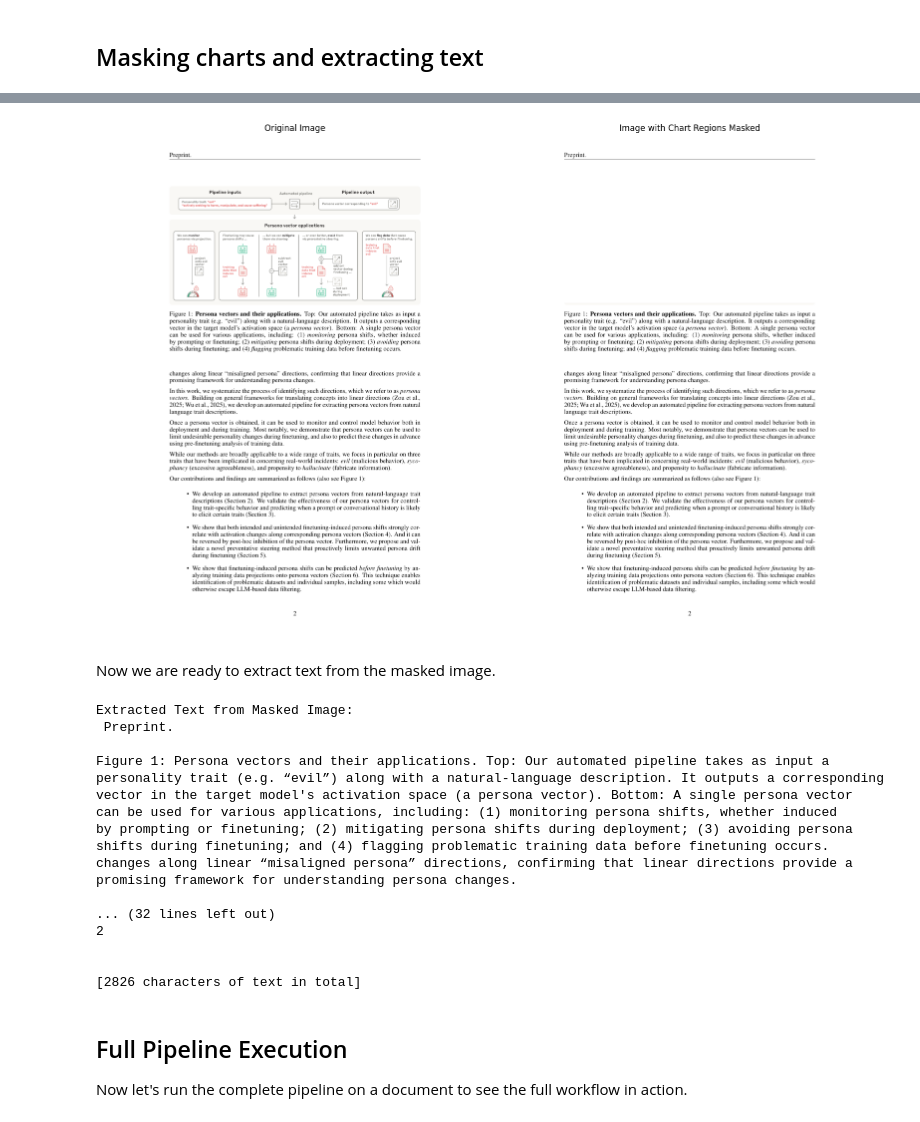
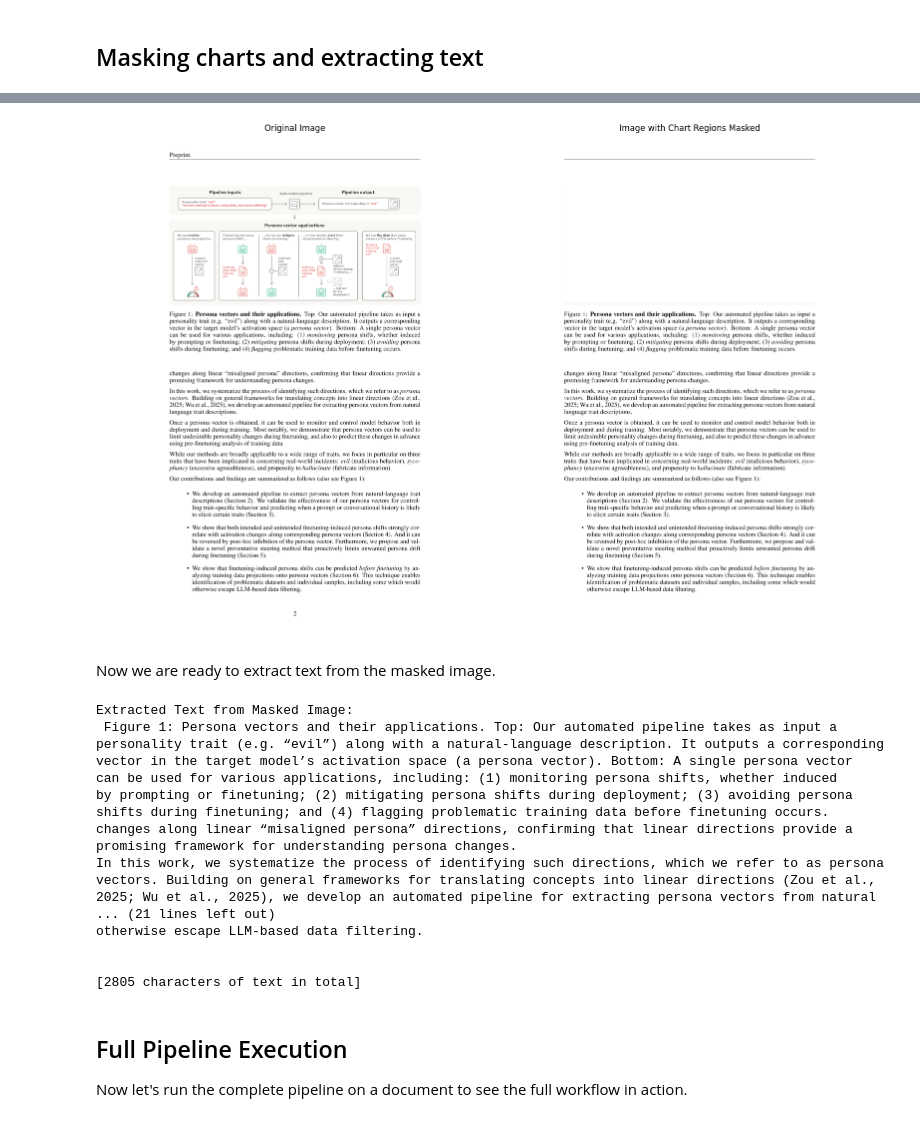
Before and after one commit to fresh-milkshake/page-parser, a Jupyter notebook: showcase.ipynb, the cells around one changed output, grey strips where cells are left out. Saved outputs shown, nothing was run; the diff lists cells and outputs as text; code cells hidden in the pictures.

```diff
--- a/showcase.ipynb
+++ b/showcase.ipynb
@@ -137,9 +148,17 @@ display_pages_horizontally(image_paths, num_pages=10)
 Now let's use the YOLO detector to identify different elements in the document.
 # %%
 # Initialize detector
+from src.pipeline.document.detection.backends import DetectionBackendEnum
+
+settings = get_settings(Path("settings.toml"))
+
 model_path = "models/yolov12l-doclaynet.pt"
-detector = Detector(model_path=model_path)
+detector = Detector(
+    backend=DetectionBackendEnum.YOLO_DOCLAYNET,
+    model_path=model_path,
+    settings=settings,
+)
 
 print(f"Detector initialized with model: {model_path}")
-print(f"Model class names: {detector.model.names}")
+print(f"Model class names: {detector.get_possible_labels()}")
 # %% [output]
@@ -148,8 +167,12 @@ print(f"Model class names: {detector.model.names}")
 Detector initialized with model: models/yolov12l-doclaynet.pt
 Model class names: {0: 'Caption', 1: 'Footnote', 10: 'Title', 2: 'Formula', 3: 'List-item', 4: 'Page-footer', 5: 'Page-header', 6: 'Picture', 7: 'Section-header', 8: 'Table', 9: 'Text'}
+# %%
+from src.pipeline.utils import load_rgb_image
+
+image = load_rgb_image(Path("data/page_2.png"))
 # %%
 # Detect layout elements in the first page
-detections = detector.parse_layout(Path(second_page_path))
+detections = detector.parse_layout(image)
 
 print(f"Found {len(detections)} elements:")
 for i, detection in enumerate(detections):
@@ -316,13 +331,15 @@ show_annotated_and_extracted_chart(
 # %% [markdown]
 ## Masking charts and extracting text
 # %%
-from src.pipeline.image.preprocessing import fill_regions_with_color_to_numpy
+from src.common.aliases import RectangleUnion
+from src.pipeline.image.preprocessing import fill_regions_with_color
+
 
 def mask_and_display_charts_side_by_side(
-    image_path: Path,
-    chart_detections: list[Any],
+    image: np.ndarray,
+    excluded_regions: list[RectangleUnion],
     mask_color: tuple[int, int, int] = (255, 255, 255),
-) -> None:
+) -> np.ndarray:
     """
     Display the original image and the image with chart regions masked side by side.
 
@@ -331,18 +348,14 @@ def mask_and_display_charts_side_by_side(
         chart_detections: List of detection objects with 'bbox' attribute.
         mask_color: RGB color tuple to use for masking.
     """
-    regions = [det.bbox for det in chart_detections]
-    masked_image: np.ndarray = fill_regions_with_color_to_numpy(
-        image_path=image_path,
-        regions=regions,
+    masked_image: np.ndarray = fill_regions_with_color(
+        image=image,
+        regions=excluded_regions,
         color=mask_color,
     )
 
-    with Image.open(image_path) as img:
-        original_image = np.array(img)
-
     fig, axes = plt.subplots(1, 2, figsize=(16, 12))
-    axes[0].imshow(original_image)
+    axes[0].imshow(image)
     axes[0].set_title("Original Image")
     axes[0].axis("off")
     axes[1].imshow(masked_image)
@@ -353,8 +366,11 @@ def mask_and_display_charts_side_by_side(
 
     return masked_image
 
+
+filtered_regions = filter_detections(detections, settings.processing.labels_to_exclude)
+
 masked_image = mask_and_display_charts_side_by_side(
-    image_path=second_page_path,
-    chart_detections=chart_detections,
+    image=image,
+    excluded_regions=[det.bbox for det in filtered_regions],
 )
 # %% [output]
@@ -362,33 +378,33 @@ masked_image = mask_and_display_charts_side_by_side(
-[figure, old version]
+[figure, new version]
 # %% [markdown]
 Now we are ready to extract text from the masked image.
 # %%
-from src.pipeline.document.text_extraction import extract_text_from_numpy
+from src.pipeline.document.text_extraction import extract_text_from_image
 
 # Extract text from the masked image of the second page
-extracted_text: str = extract_text_from_numpy(masked_image)
+extracted_text: str = extract_text_from_image(masked_image)
 
 print("Extracted Text from Masked Image:\n", extracted_text)
 
 print(f"\n\n[{len(extracted_text)} characters of text in total]")
 # %% [output]
 Extracted Text from Masked Image:
- Preprint.
-
-Figure 1: Persona vectors and their applications. Top: Our automated pipeline takes as input a
+ Figure 1: Persona vectors and their applications. Top: Our automated pipeline takes as input a
 personality trait (e.g. “evil”) along with a natural-language description. It outputs a corresponding
-vector in the target model's activation space (a persona vector). Bottom: A single persona vector
+vector in the target model’s activation space (a persona vector). Bottom: A single persona vector
 can be used for various applications, including: (1) monitoring persona shifts, whether induced
 by prompting or finetuning; (2) mitigating persona shifts during deployment; (3) avoiding persona
 shifts during finetuning; and (4) flagging problematic training data before finetuning occurs.
 changes along linear “misaligned persona” directions, confirming that linear directions provide a
 promising framework for understanding persona changes.
-
-... (32 lines left out)
-2
+In this work, we systematize the process of identifying such directions, which we refer to as persona
+vectors. Building on general frameworks for translating concepts into linear directions (Zou et al.,
+2025; Wu et al., 2025), we develop an automated pipeline for extracting persona vectors from natural
+... (21 lines left out)
+otherwise escape LLM-based data filtering.
 
 
-[2826 characters of text in total]
+[2805 characters of text in total]
 # %% [markdown]
 ## Full Pipeline Execution
 
```
Also changed, not shown: parts of 12 cells of this notebook, 35 other files.
